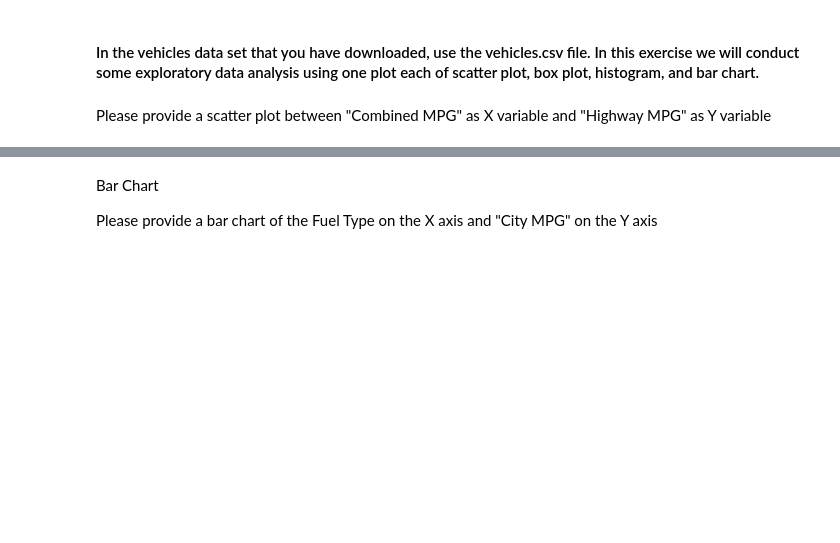
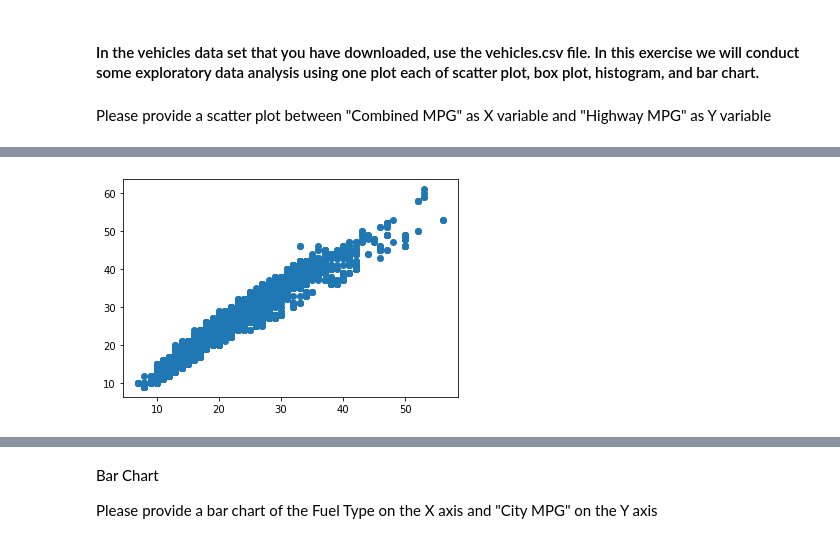
Before and after one commit to ksaslow/data-pt-ber-08-20, a Jupyter notebook: Labs/module-1_labs/04_pandas/08_basics_plotting/your-code/challenge-1-Kate.ipynb, the cells around one changed output, grey strips where cells are left out. Drawn from its saved outputs; the diff is of its cells as text; code cells hidden in the pictures; blank space fills up the shorter version.

```diff
--- a/Labs/module-1_labs/04_pandas/08_basics_plotting/your-code/challenge-1-Kate.ipynb
+++ b/Labs/module-1_labs/04_pandas/08_basics_plotting/your-code/challenge-1-Kate.ipynb
@@ -107,0 +158,7 @@ Please provide a scatter plot between "Combined MPG" as X variable and
+# %%
+# from solutions:
+
+plt.scatter(x = 'Combined MPG', y = 'Highway MPG', data = vehicles)
+plt.show()
+# %% [output]
+[figure, added]
```
Also changed, not shown: parts of 13 cells of this notebook, 3 other files.
